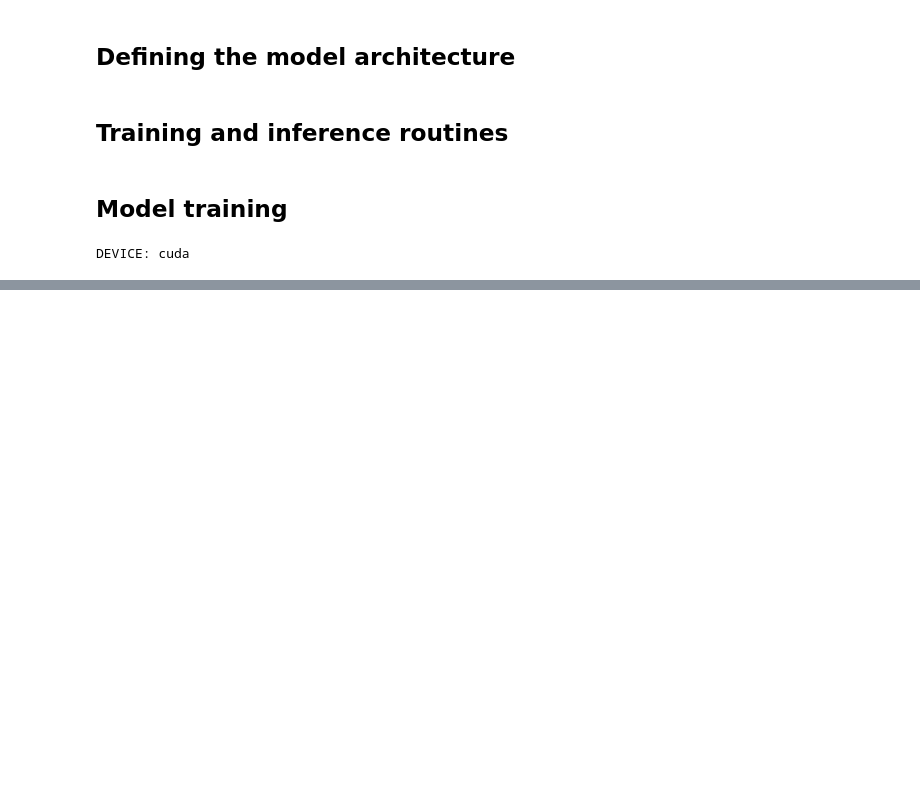
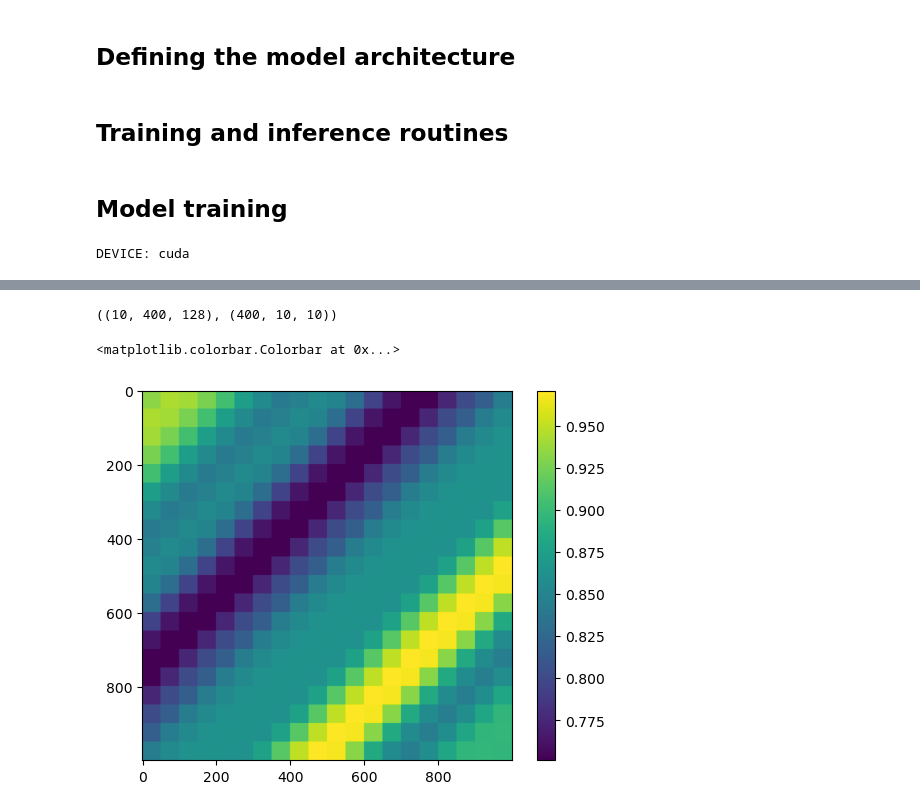
Before and after one commit to plrodrigues/TAAC_AnomalyDetection_in_MVTecDataset, a Jupyter notebook: notebooks/nb_2_vison_transformer_tests.ipynb, the cells around one changed output, grey strips where cells are left out. Drawn from its saved outputs; the diff is of its cells as text; code cells hidden in the pictures; blank space fills up the shorter version.

```diff
--- a/notebooks/nb_2_vison_transformer_tests.ipynb
+++ b/notebooks/nb_2_vison_transformer_tests.ipynb
@@ -250,0 +307,50 @@ RuntimeError: Found dtype Long but expected Float
+# %%
+# Only works for ENCODER_LAYERS = 1
+
+model.eval()
+
+def extract_attention_maps(model, data):
+    with torch.no_grad():
+        # Pre-process data with embedding layers
+        x = model.linear(data)
+        u = model.pe_encoder(torch.swapdims(x, 0, 1))
+        x += torch.swapdims(u, 0, 1)
+        # Apply self-attention
+        transformer_layers = model.encoder.layers[0]
+        attention, attention_weights = transformer_layers.self_attn(x, x, x, need_weights=True, average_attn_weights=True)
+    return attention, attention_weights
+
+
+attn_results, attn_weights_results = [] ,[]
+pbar = tqdm(enumerate(test_dataloader), total=len(test_dataloader))
+for i, batch in pbar:
+    data, targets = batch
+    data, targets = data.to(DEVICE), targets.to(DEVICE)
+    attn, attn_weights = extract_attention_maps(model, data)
+    attn_results.append(attn.cpu().detach().numpy())
+    attn_weights_results.append(attn_weights.cpu().detach().numpy())
+# %%
+attn_results[0].shape, attn_weights_results[0].shape
+# %% [output]
+((10, 400, 128), (400, 10, 10))
+# %%
+example_batch = attn_results[0]
+example = example_batch[0]
+# Normalize to 0-1
+example = example.mean(-1)
+example = (example - example.min(0))/(example.max(0) - example.min(0))
+
+idx = 0
+mask = np.zeros((1000, 1000))
+for i in range(20):
+    for j in range(20):
+        idx = i + j
+        patch_flat = example[idx]
+        patch = patch_flat.mean() * np.ones((PATCH_SIZE, PATCH_SIZE))
+        mask[(i*PATCH_SIZE):((i+1)*PATCH_SIZE), (j*PATCH_SIZE):((j+1)*PATCH_SIZE)] = patch
+# %%
+plt.imshow(mask)
+plt.colorbar()
+# %% [output]
+<matplotlib.colorbar.Colorbar at 0x...>
+[figure, added]
```
Also changed, not shown: parts of 7 cells of this notebook.
